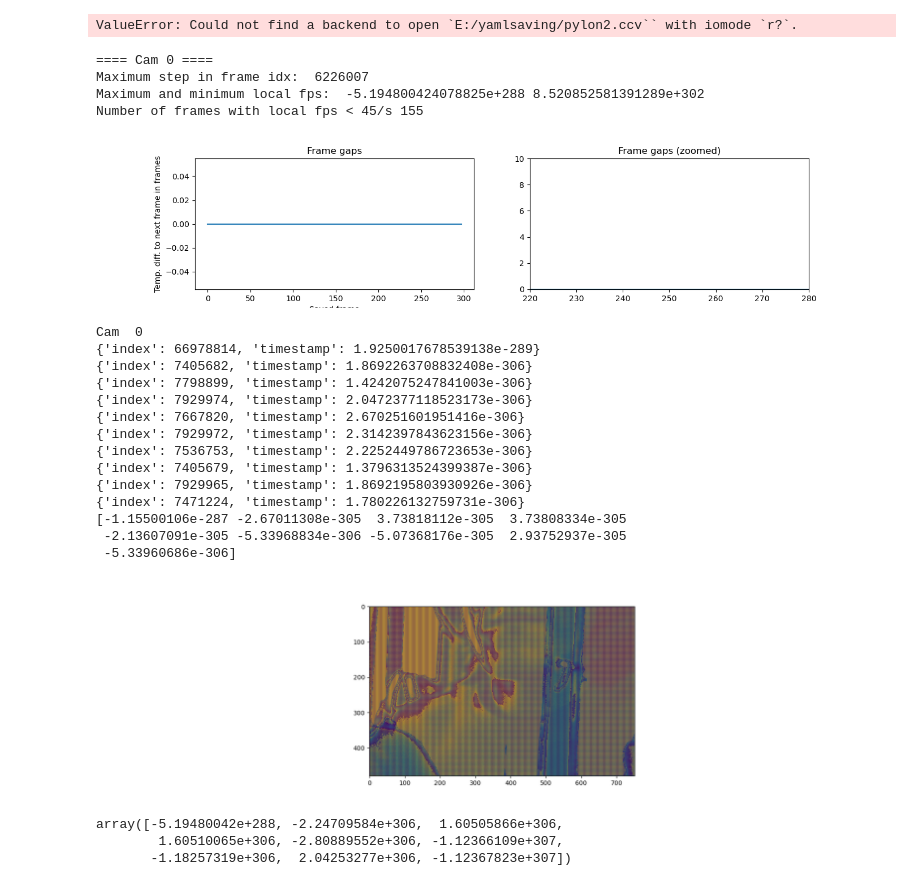
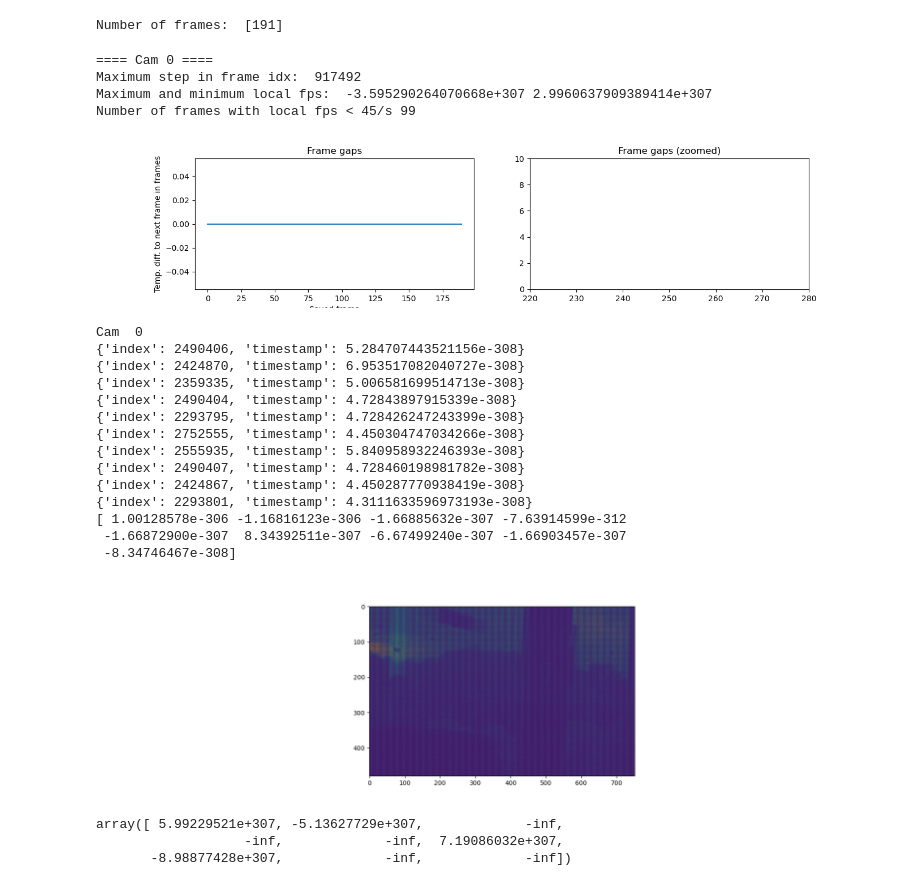
Before and after one commit to bbo-lab/vidre, a Jupyter notebook: frame_test.ipynb, the cells around one changed output. Saved outputs shown, nothing was run; the diff lists cells and outputs as text; code cells hidden in the pictures.

Commit message:
actual frame size fix

```diff
--- a/frame_test.ipynb
+++ b/frame_test.ipynb
@@ -9,7 +9,7 @@ import matplotlib.pyplot as plt
 # %%
 files = [
     "H:/yamlsaving/aptina1.ccv",
-    "D:/yamlsaving/pylon1_1k.ccv"
+    # "D:/yamlsaving/pylon1_1k.ccv"
 ]
 # %%
 framerate = 60
@@ -17,7 +17,7 @@ framerate = 60
 readers = [iio.get_reader(file) for file in files]
 print("Number of frames: ", [len(r) for r in readers])
 # %% [output]
-ValueError: Could not find a backend to open `E:/yamlsaving/pylon2.ccv`` with iomode `r?`.
+Number of frames:  [191]
 # %%
 # Read all timestamps from video files for further analysis
 timestamps_all = []
@@ -50,10 +50,10 @@ for i_id, (ids, ts) in enumerate(zip(fr_idxs_all, timestamps_all)):
     axs[0].set_xlabel("Saved frame")
 # %% [output]
 ==== Cam 0 ====
-Maximum step in frame idx:  6226007
-Maximum and minimum local fps:  -5.194800424078825e+288 8.520852581391289e+302
-Number of frames with local fps < 45/s 155
+Maximum step in frame idx:  917492
+Maximum and minimum local fps:  -3.595290264070668e+307 2.9960637909389414e+307
+Number of frames with local fps < 45/s 99
-[figure, old version]
+[figure, new version]
 # %%
 # Print first 10 saved frame idxs and cam times
 for i_cam in range(len(files)):
@@ -67,30 +67,30 @@ for i_cam in range(len(files)):
     print(np.diff(timestamps)/(1/framerate))
 # %% [output]
 Cam  0
-{'index': 66978814, 'timestamp': 1.9250017678539138e-289}
-{'index': 7405682, 'timestamp': 1.8692263708832408e-306}
-{'index': 7798899, 'timestamp': 1.4242075247841003e-306}
-{'index': 7929974, 'timestamp': 2.0472377118523173e-306}
-{'index': 7667820, 'timestamp': 2.670251601951416e-306}
-{'index': 7929972, 'timestamp': 2.3142397843623156e-306}
-{'index': 7536753, 'timestamp': 2.2252449786723653e-306}
-{'index': 7405679, 'timestamp': 1.3796313524399387e-306}
-{'index': 7929965, 'timestamp': 1.8692195803930926e-306}
-{'index': 7471224, 'timestamp': 1.780226132759731e-306}
-[-1.15500106e-287 -2.67011308e-305  3.73818112e-305  3.73808334e-305
- -2.13607091e-305 -5.33968834e-306 -5.07368176e-305  2.93752937e-305
- -5.33960686e-306]
+{'index': 2490406, 'timestamp': 5.284707443521156e-308}
+{'index': 2424870, 'timestamp': 6.953517082040727e-308}
+{'index': 2359335, 'timestamp': 5.006581699514713e-308}
+{'index': 2490404, 'timestamp': 4.72843897915339e-308}
+{'index': 2293795, 'timestamp': 4.728426247243399e-308}
+{'index': 2752555, 'timestamp': 4.450304747034266e-308}
+{'index': 2555935, 'timestamp': 5.840958932246393e-308}
+{'index': 2490407, 'timestamp': 4.728460198981782e-308}
+{'index': 2424867, 'timestamp': 4.450287770938419e-308}
+{'index': 2293801, 'timestamp': 4.3111633596973193e-308}
+[ 1.00128578e-306 -1.16816123e-306 -1.66885632e-307 -7.63914599e-312
+ -1.66872900e-307  8.34392511e-307 -6.67499240e-307 -1.66903457e-307
+ -8.34746467e-308]
 # %%
 # Plot single frame from each cam
 fig, axs = plt.subplots(1,len(files), figsize=(18,5), squeeze=False)
 for ax,r in zip(axs[0],readers):
-    ax.imshow(r.get_data(230))
+    ax.imshow(r.get_data(100))
 # %% [output]
-[figure, old version]
+[figure, new version]
 # %%
 # Print local frame rate
 1/np.diff(timestamps)
 # %% [output]
-array([-5.19480042e+288, -2.24709584e+306,  1.60505866e+306,
-        1.60510065e+306, -2.80889552e+306, -1.12366109e+307,
-       -1.18257319e+306,  2.04253277e+306, -1.12367823e+307])
+array([ 5.99229521e+307, -5.13627729e+307,             -inf,
+                   -inf,             -inf,  7.19086032e+307,
+       -8.98877428e+307,             -inf,             -inf])
```
Also changed, not shown: 7 other files.
